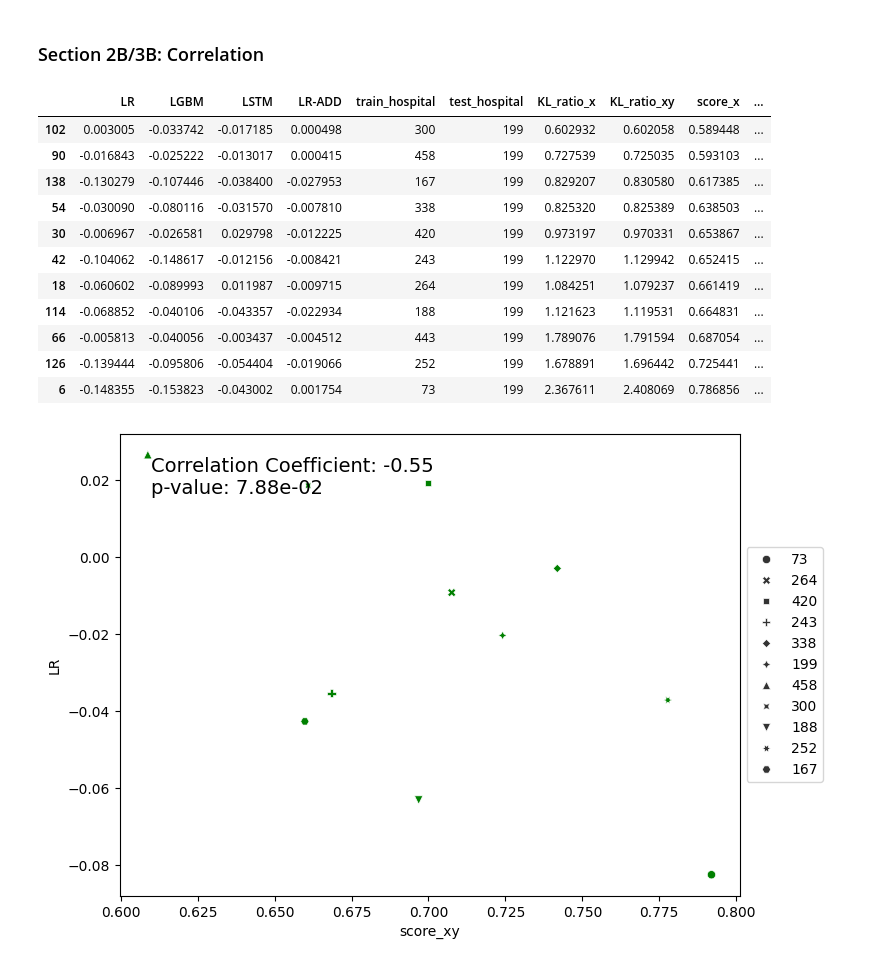
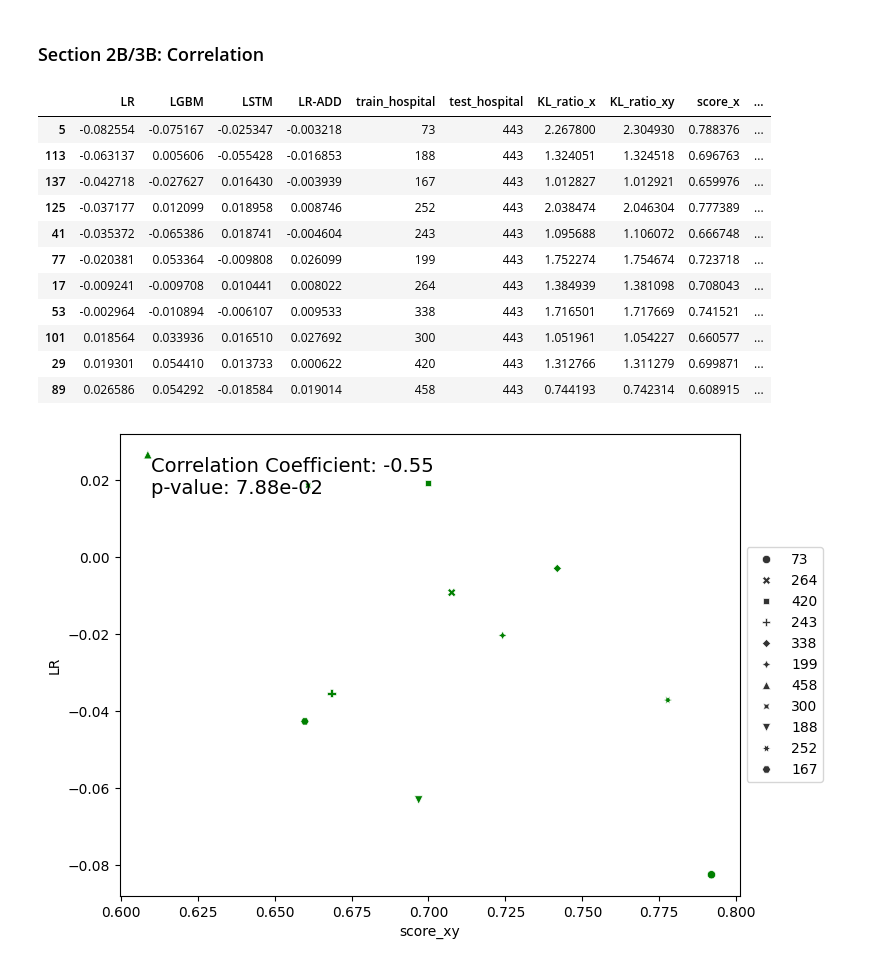
Before and after one commit to heyyjudes/YAIB, a Jupyter notebook: data_analysis.ipynb, the cells around one changed output. Cells and saved outputs as stored; diff of their text form; code cells hidden in the pictures.

```diff
--- a/data_analysis.ipynb
+++ b/data_analysis.ipynb
@@ -362,20 +362,20 @@ for key in data.keys():
 # remove zeros
 plot_df = plot_df.drop(np.arange(0, n)*(n+1))
 # %%
-plot_df[plot_df['test_hospital']=='199'].sort_values(by='score_xy')
+plot_df[plot_df['test_hospital']=='443'].sort_values(by='LR')
 # %% [output]
 |  | LR | LGBM | LSTM | LR-ADD | train_hospital | test_hospital | KL_ratio_x | KL_ratio_xy | score_x | ... |
-| 102 | 0.003005 | -0.033742 | -0.017185 | 0.000498 | 300 | 199 | 0.602932 | 0.602058 | 0.589448 | ... |
-| 90 | -0.016843 | -0.025222 | -0.013017 | 0.000415 | 458 | 199 | 0.727539 | 0.725035 | 0.593103 | ... |
-| 138 | -0.130279 | -0.107446 | -0.038400 | -0.027953 | 167 | 199 | 0.829207 | 0.830580 | 0.617385 | ... |
-| 54 | -0.030090 | -0.080116 | -0.031570 | -0.007810 | 338 | 199 | 0.825320 | 0.825389 | 0.638503 | ... |
-| 30 | -0.006967 | -0.026581 | 0.029798 | -0.012225 | 420 | 199 | 0.973197 | 0.970331 | 0.653867 | ... |
-| 42 | -0.104062 | -0.148617 | -0.012156 | -0.008421 | 243 | 199 | 1.122970 | 1.129942 | 0.652415 | ... |
-| 18 | -0.060602 | -0.089993 | 0.011987 | -0.009715 | 264 | 199 | 1.084251 | 1.079237 | 0.661419 | ... |
-| 114 | -0.068852 | -0.040106 | -0.043357 | -0.022934 | 188 | 199 | 1.121623 | 1.119531 | 0.664831 | ... |
-| 66 | -0.005813 | -0.040056 | -0.003437 | -0.004512 | 443 | 199 | 1.789076 | 1.791594 | 0.687054 | ... |
-| 126 | -0.139444 | -0.095806 | -0.054404 | -0.019066 | 252 | 199 | 1.678891 | 1.696442 | 0.725441 | ... |
-| 6 | -0.148355 | -0.153823 | -0.043002 | 0.001754 | 73 | 199 | 2.367611 | 2.408069 | 0.786856 | ... |
+| 5 | -0.082554 | -0.075167 | -0.025347 | -0.003218 | 73 | 443 | 2.267800 | 2.304930 | 0.788376 | ... |
+| 113 | -0.063137 | 0.005606 | -0.055428 | -0.016853 | 188 | 443 | 1.324051 | 1.324518 | 0.696763 | ... |
+| 137 | -0.042718 | -0.027627 | 0.016430 | -0.003939 | 167 | 443 | 1.012827 | 1.012921 | 0.659976 | ... |
+| 125 | -0.037177 | 0.012099 | 0.018958 | 0.008746 | 252 | 443 | 2.038474 | 2.046304 | 0.777389 | ... |
+| 41 | -0.035372 | -0.065386 | 0.018741 | -0.004604 | 243 | 443 | 1.095688 | 1.106072 | 0.666748 | ... |
+| 77 | -0.020381 | 0.053364 | -0.009808 | 0.026099 | 199 | 443 | 1.752274 | 1.754674 | 0.723718 | ... |
+| 17 | -0.009241 | -0.009708 | 0.010441 | 0.008022 | 264 | 443 | 1.384939 | 1.381098 | 0.708043 | ... |
+| 53 | -0.002964 | -0.010894 | -0.006107 | 0.009533 | 338 | 443 | 1.716501 | 1.717669 | 0.741521 | ... |
+| 101 | 0.018564 | 0.033936 | 0.016510 | 0.027692 | 300 | 443 | 1.051961 | 1.054227 | 0.660577 | ... |
+| 29 | 0.019301 | 0.054410 | 0.013733 | 0.000622 | 420 | 443 | 1.312766 | 1.311279 | 0.699871 | ... |
+| 89 | 0.026586 | 0.054292 | -0.018584 | 0.019014 | 458 | 443 | 0.744193 | 0.742314 | 0.608915 | ... |
 # %%
 clf = 'LR'
 dist = 'score_xy'
```
Also changed, not shown: parts of 3 cells of this notebook, 2 other files.
